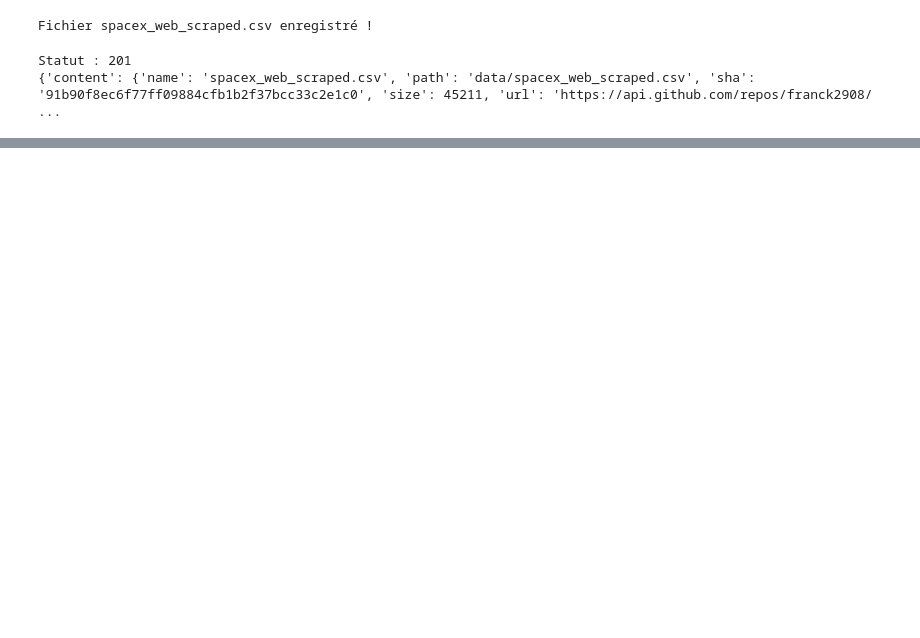
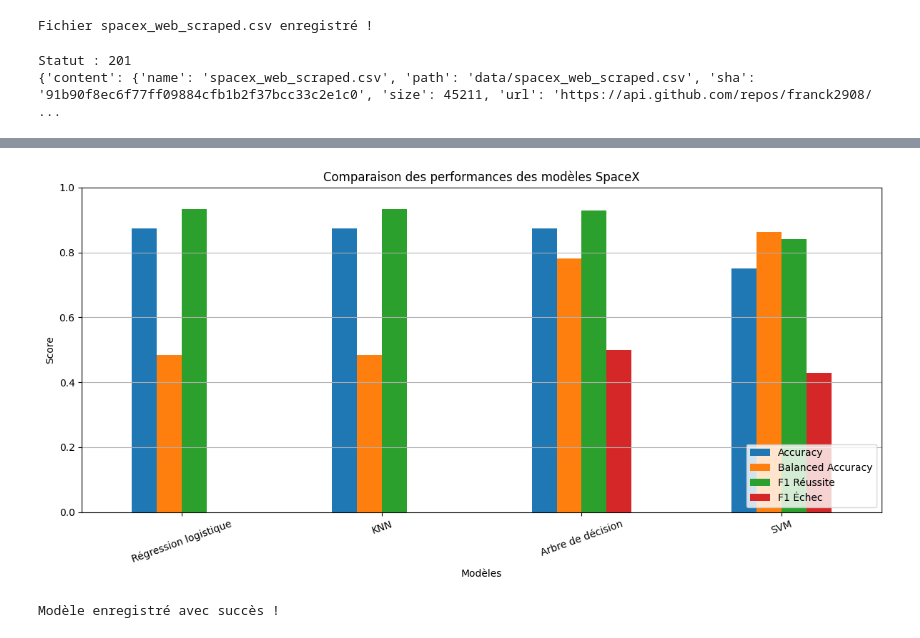
Before and after one commit to franck2908/IBM-Applied-Data-Science-Capstone, a Jupyter notebook: 01_data_collection.ipynb, the cells around one changed output, grey strips where cells are left out. Drawn from its saved outputs; the diff is of its cells as text; code cells hidden in the pictures; blank space fills up the shorter version.

```diff
--- a/01_data_collection.ipynb
+++ b/01_data_collection.ipynb
@@ -775,0 +1122,20 @@ Statut : 201
+# %%
+
+from sklearn.metrics import balanced_accuracy_score
+
+comparison = []
+
+for name, model in trained_models.items():
+    predictions = model.predict(X_test)
+
+    comparison.append({
+        "Modèle": name,
+        "Accuracy": accuracy_score(y_test, predictions),
+        "Balanced Accuracy": balanced_accuracy_score(y_test, predictions),
+        "F1 Réussite": f1_score(y_test, predictions, pos_label=1),
+        "F1 Échec": f1_score(y_test, predictions, pos_label=0)
+    })
+
+comparison_df = pd.DataFrame(comparison)
+
+display(comparison_df.round(3))
@@ -775,0 +1148,36 @@ Statut : 201
+# %%
+
+comparison_plot = comparison_df.set_index("Modèle")
+
+comparison_plot[
+    ["Accuracy", "Balanced Accuracy", "F1 Réussite", "F1 Échec"]
+].plot(kind="bar", figsize=(12, 6))
+
+plt.title("Comparaison des performances des modèles SpaceX")
+plt.ylabel("Score")
+plt.xlabel("Modèles")
+plt.xticks(rotation=20)
+plt.ylim(0, 1)
+plt.legend(loc="lower right")
+plt.grid(axis="y")
+plt.tight_layout()
+plt.show()
+# %% [output]
+[figure, added]
+# %%
+
+import joblib
+import os
+
+os.makedirs("models", exist_ok=True)
+
+best_model = trained_models["Arbre de décision"]
+
+joblib.dump(
+    best_model,
+    "models/spacex_landing_prediction_model.pkl"
+)
+
+print("Modèle enregistré avec succès !")
+# %% [output]
+Modèle enregistré avec succès !
```
Also changed, not shown: parts of 9 cells of this notebook.
